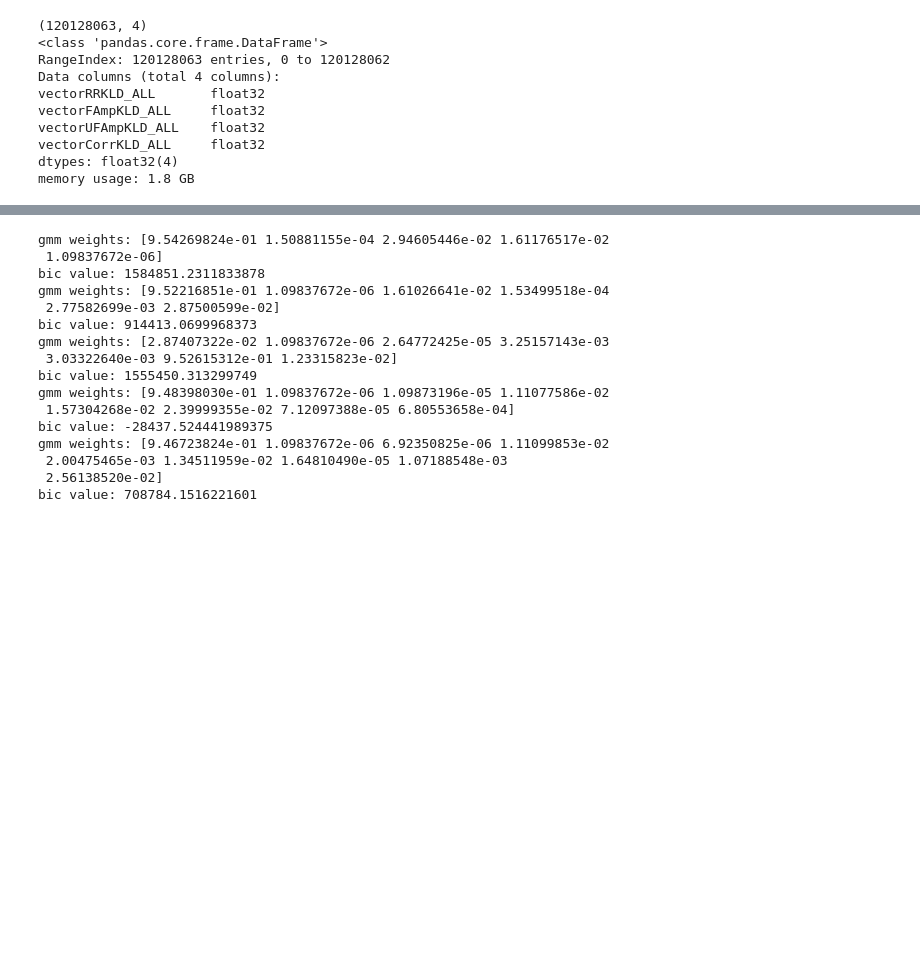
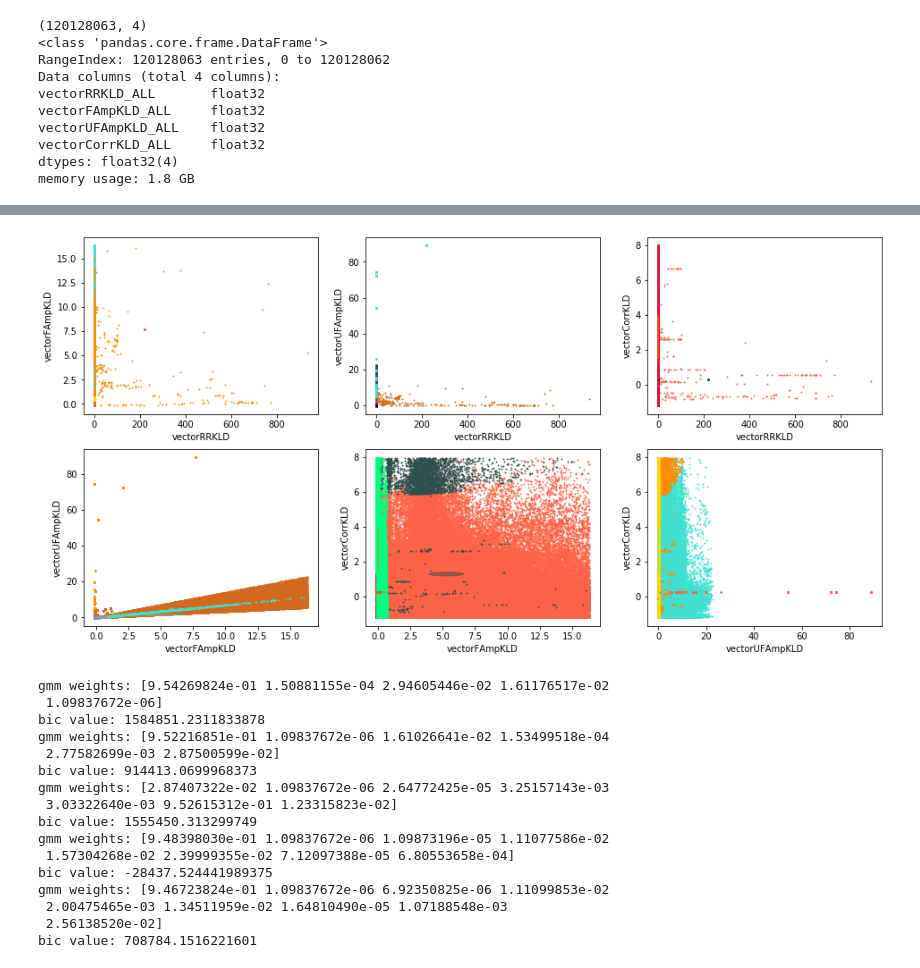
Before and after one commit to valeporti/stg_ete, a Jupyter notebook: runrun.ipynb, the cells around one changed output, grey strips where cells are left out. Cells and saved outputs as stored; diff of their text form; code cells hidden in the pictures; blank space fills up the shorter version.

```diff
--- a/runrun.ipynb
+++ b/runrun.ipynb
@@ -76,3 +82,10 @@ dp.printPCAGMM(gmm, Xnorm, ['vectorRRKLD', 'vectorFAmpKLD', 'vectorUFAmpKLD', 'v
+# %%
+gmm = GaussianMixture(n_components=6, covariance_type='full').fit(Xnorm)
+color_iter = itertools.cycle(['navy', 'turquoise', 'cornflowerblue', 'darkorange', 'gold', 'tomato',
+                              'crimson', 'darkslategray', 'springgreen', 'chocolate'])
+dp.printPCAGMM(gmm, Xnorm, ['vectorRRKLD', 'vectorFAmpKLD', 'vectorUFAmpKLD', 'vectorCorrKLD'], color_iter)
+# %% [output]
+[figure, added]
 # %%
 gmm = GaussianMixture(n_components=10, covariance_type='full').fit(Xnorm)
 color_iter = itertools.cycle(['navy', 'turquoise', 'cornflowerblue', 'darkorange', 'gold', 'tomato',
```
Also changed, not shown: parts of 4 cells of this notebook, 2 other files.
